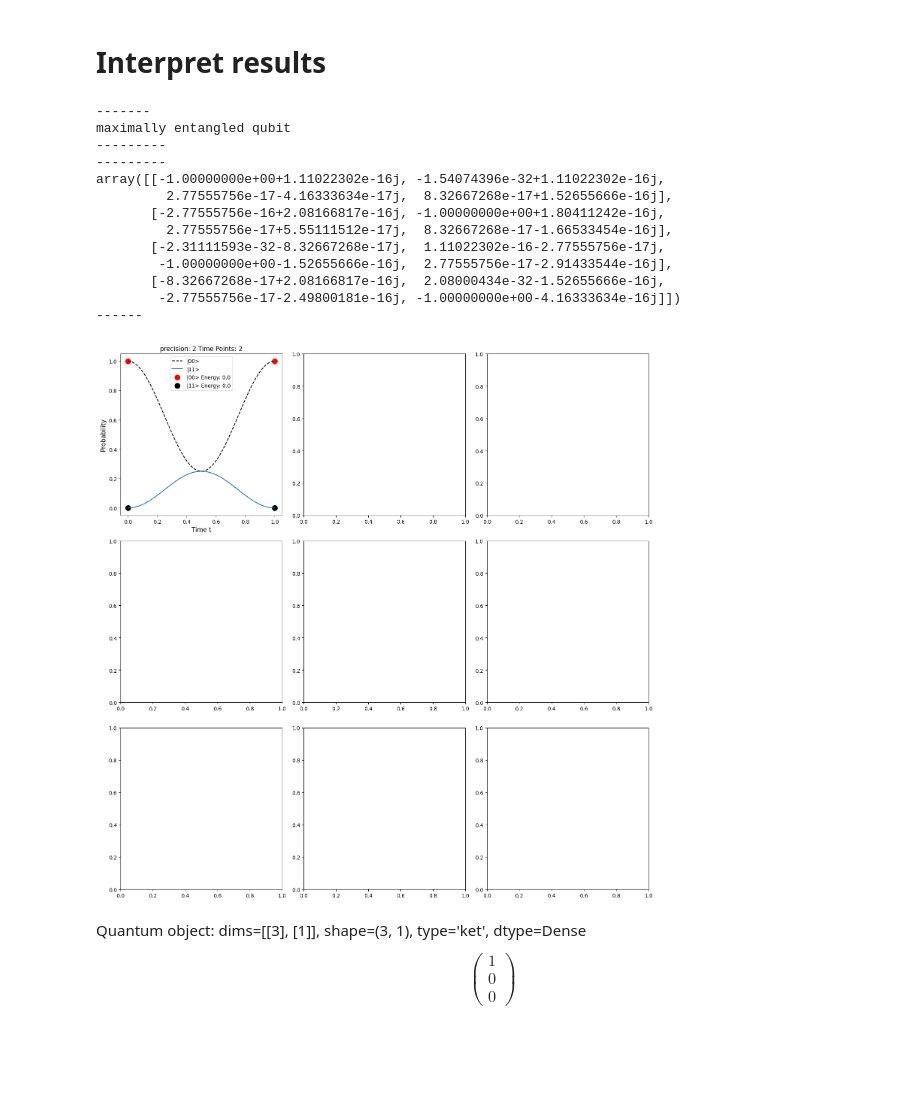
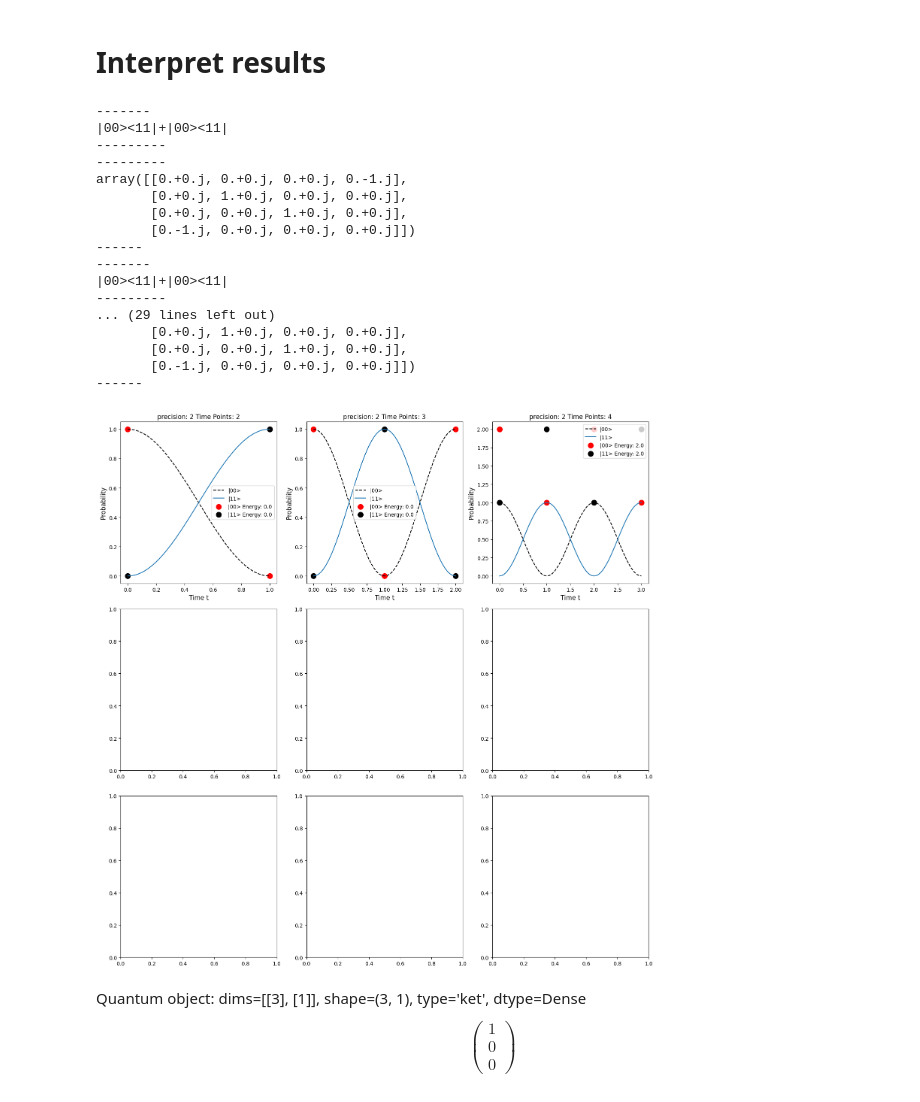
Before and after one commit to atg205/DWaveDynamics, a Jupyter notebook: notebooks/tests.ipynb, the cells around one changed output. Saved outputs shown, nothing was run; the diff lists cells and outputs as text; code cells hidden in the pictures; blank space fills up the shorter version.

```diff
--- a/notebooks/tests.ipynb
+++ b/notebooks/tests.ipynb
@@ -180,7 +180,7 @@ prec 2 timepoints 2
 # %%
 import qutip as qp
 
-system = 4
+system = 5
 
 dfs_data_raw = load_data(raw=True,topology=topology,system=system)
 tp_pairs = get_precision_timepoints_pairs(dfs_data_raw)
@@ -251,43 +251,47 @@ for i, (precision,timepoints) in enumerate(tp_pairs):
     dfs_filtered = dfs_filtered.filter(regex='\d+')
     dfs_filtered = dfs_filtered.apply(pd.to_numeric)
     for j, (_, row) in enumerate(dfs_filtered.iterrows()):
         sol_dict = row.dropna().to_dict()
         sol_dict = {key:int(value) for key,value in sol_dict.items()}
 
         vec =problem.interpret_sample(sol_dict)
 
         expect_00 = [(state.conj() @ P_00.full() @ state).real for state in vec]
         expect_11 = [(state.conj() @ P_11.full() @ state).real for state in vec]
 
         ax.scatter(problem.times, expect_00, color=colors[j % len(colors)], marker=markers[j % len(markers)], label=f"|00> Energy: {round(energies[j],4)}", alpha=1.0, s=100)
         ax.scatter(problem.times, expect_11, color='black', marker=markers[j % len(markers)],label=f"|11> Energy: {round(energies[j],4)}", alpha=1.0, s=100)
 
         #ax.plot(problem.times, expect, color=colors[j % len(colors)], alpha=0.5, linewidth=0.1)
     ax.set_xlabel("Time t", fontsize=12)
     ax.set_ylabel(r"Probability", fontsize=12)
     ax.set_title(f"precision: {problem.num_bits_per_var} Time Points: {len(problem.times)}")
 
 
     ax.legend()
 #fig.suptitle(f"Advantage {topology} " +rf"evolution of {system_latex_dict[system]} ",fontsize=16)
 plt.tight_layout()
 #plt.savefig(f'../plots/system{topology}_dynamic_{system}.pdf')
 plt.show()
 # %% [output]
 -------
-maximally entangled qubit
+|00><11|+|00><11|
 ---------
 ---------
-array([[-1.00000000e+00+1.11022302e-16j, -1.54074396e-32+1.11022302e-16j,
-         2.77555756e-17-4.16333634e-17j,  8.32667268e-17+1.52655666e-16j],
-       [-2.77555756e-16+2.08166817e-16j, -1.00000000e+00+1.80411242e-16j,
-         2.77555756e-17+5.55111512e-17j,  8.32667268e-17-1.66533454e-16j],
-       [-2.31111593e-32-8.32667268e-17j,  1.11022302e-16-2.77555756e-17j,
-        -1.00000000e+00-1.52655666e-16j,  2.77555756e-17-2.91433544e-16j],
-       [-8.32667268e-17+2.08166817e-16j,  2.08000434e-32-1.52655666e-16j,
-        -2.77555756e-17-2.49800181e-16j, -1.00000000e+00-4.16333634e-16j]])
+array([[0.+0.j, 0.+0.j, 0.+0.j, 0.-1.j],
+       [0.+0.j, 1.+0.j, 0.+0.j, 0.+0.j],
+       [0.+0.j, 0.+0.j, 1.+0.j, 0.+0.j],
+       [0.-1.j, 0.+0.j, 0.+0.j, 0.+0.j]])
 ------
+-------
+|00><11|+|00><11|
+---------
+... (29 lines left out)
+       [0.+0.j, 1.+0.j, 0.+0.j, 0.+0.j],
+       [0.+0.j, 0.+0.j, 1.+0.j, 0.+0.j],
+       [0.-1.j, 0.+0.j, 0.+0.j, 0.+0.j]])
+------
-[figure, old version]
+[figure, new version]
 # %%
 qp.basis(3,0)
 # %% [output]
```
Also changed, not shown: parts of 1 cell of this notebook, 26 other files.
